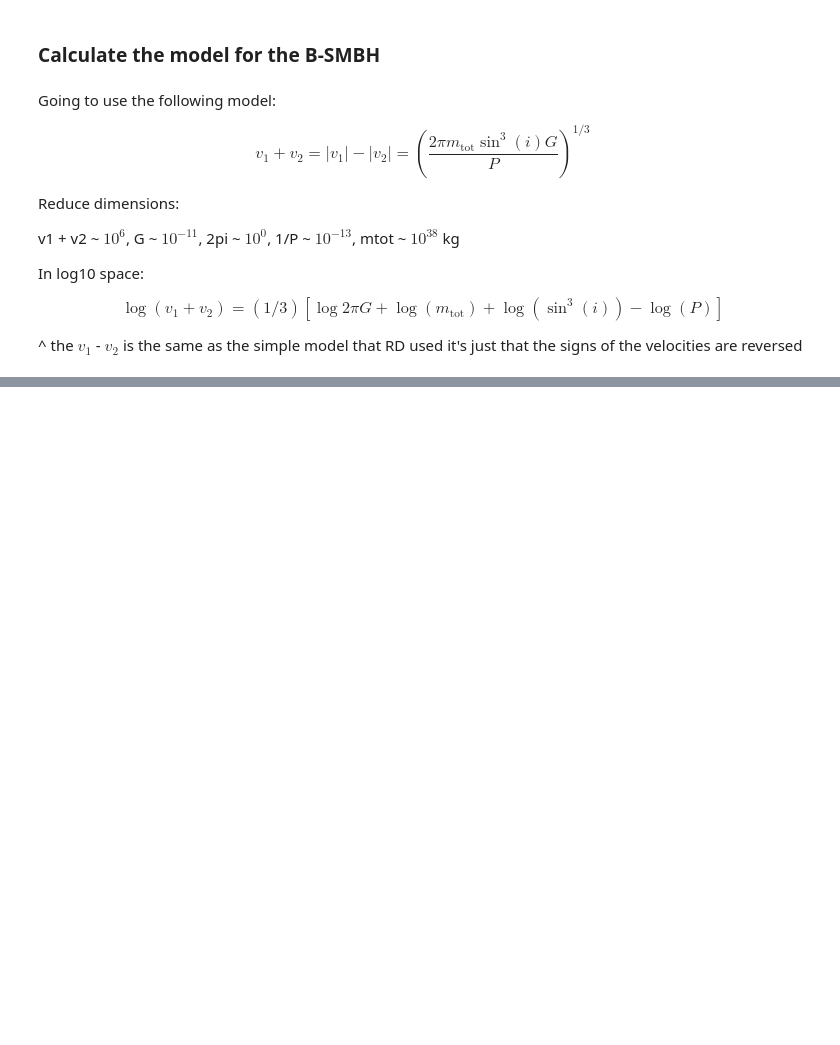
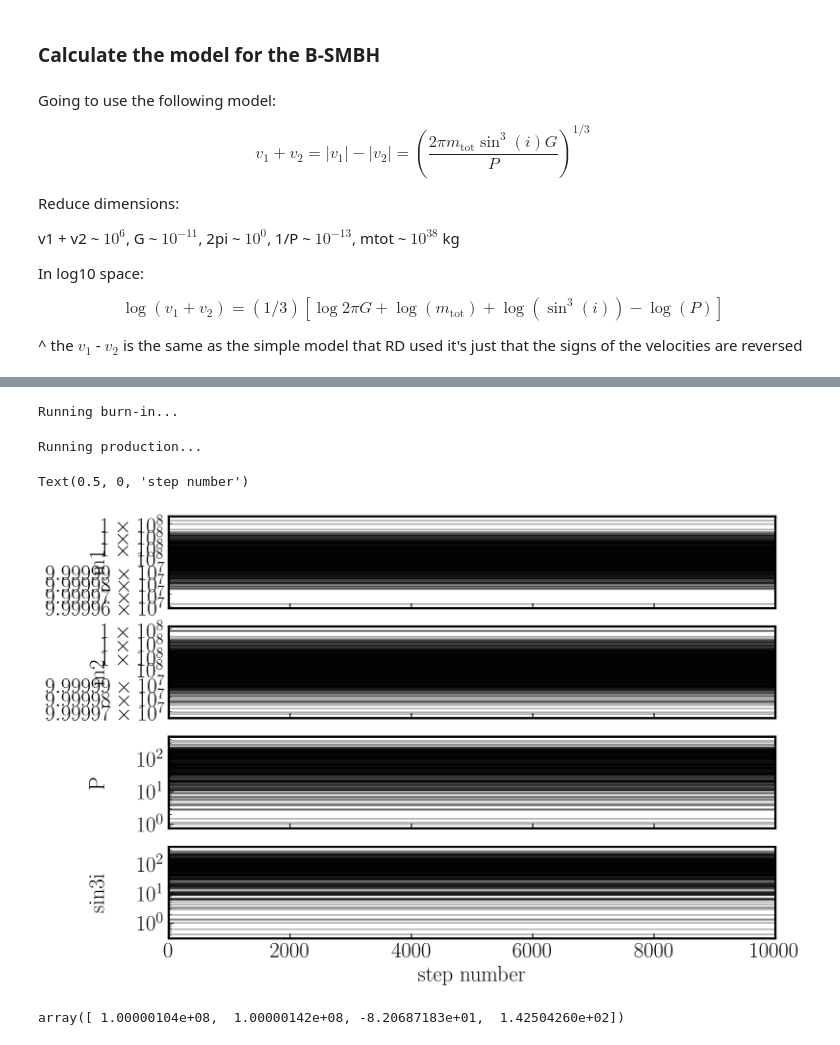
Before and after one commit to jradcliffe5/vdDussen_MSc, a Jupyter notebook: bsmbh_goodsn_JFR.ipynb, the cells around one changed output, grey strips where cells are left out. Cells and saved outputs as stored; diff of their text form; code cells hidden in the pictures; blank space fills up the shorter version.

```diff
--- a/bsmbh_goodsn_JFR.ipynb
+++ b/bsmbh_goodsn_JFR.ipynb
@@ -167,0 +110,6 @@ fig = corner.corner(samples,show_titles=True,labels=labels,plot_datapoints=True,
+# %%
+def lnlike(theta, dv, dv_err):
+    return -0.5 * np.sum(((dv - kepler_model(theta))/dv_err) ** 2)
+
+def lnlike_log(theta, dv, dv_err):
+    return -0.5 * np.sum(((dv - kepler_model_log(theta))/dv_err) ** 2)
@@ -167,0 +128,12 @@ fig = corner.corner(samples,show_titles=True,labels=labels,plot_datapoints=True,
+# %%
+def lnprob(theta, dv, dv_err):
+    lp = lnprior(theta)
+    if not np.isfinite(lp):
+        return -np.inf
+    return lp + lnlike(theta, dv, dv_err)
+
+def lnprob_log(theta, dv, dv_err):
+    lp = lnprior_log(theta,vr=2.98)
+    if not np.isfinite(lp):
+        return -np.inf
+    return lp + lnlike_log(theta, dv, dv_err)
@@ -167,0 +146,6 @@ fig = corner.corner(samples,show_titles=True,labels=labels,plot_datapoints=True,
+# %%
+nwalkers_log = 512
+niter_log = 10000
+initial_log = np.array([1e8, 1e8, 5, 0.5])
+ndim = len(initial_log)
+p0 = [np.array(initial_log) + 100 * np.random.randn(ndim) for i in range(nwalkers)]
@@ -167,0 +167,31 @@ fig = corner.corner(samples,show_titles=True,labels=labels,plot_datapoints=True,
+# %%
+scaler = (const.M_sun.value)**(1/3)
+data = (vdiff/scaler,vdiff/10/scaler)
+
+data_log = (np.log10(vdiff)-np.log10(const.M_sun.value),np.log10(vdiff)-np.log10(const.M_sun.value))
+
+sampler, pos, prob, state = main(p0,nwalkers,niter,ndim,lnprob_log,data)
+# %% [output]
+Running burn-in...
+Running production...
+# %%
+fig, axes = plt.subplots(4, figsize=(10, 7), sharex=True)
+samples = sampler.get_chain()
+labels = ["m1", "m2", "P", "sin3i"]
+for i in range(ndim):
+    ax = axes[i]
+    ax.plot(samples[:, :, i], "k", alpha=0.3,rasterized=True)
+    ax.set_xlim(0, len(samples))
+    ax.set_ylabel(labels[i])
+    ax.yaxis.set_label_coords(-0.1, 0.5)
+    ax.set_yscale("log")
+
+axes[-1].set_xlabel("step number")
+# %% [output]
+Text(0.5, 0, 'step number')
+[figure, added]
+# %%
+samples = sampler.flatchain
+samples[np.argmax(sampler.flatlnprobability)]
+# %% [output]
+array([ 1.00000104e+08,  1.00000142e+08, -8.20687183e+01,  1.42504260e+02])
```
Also changed, not shown: parts of 21 cells of this notebook.
